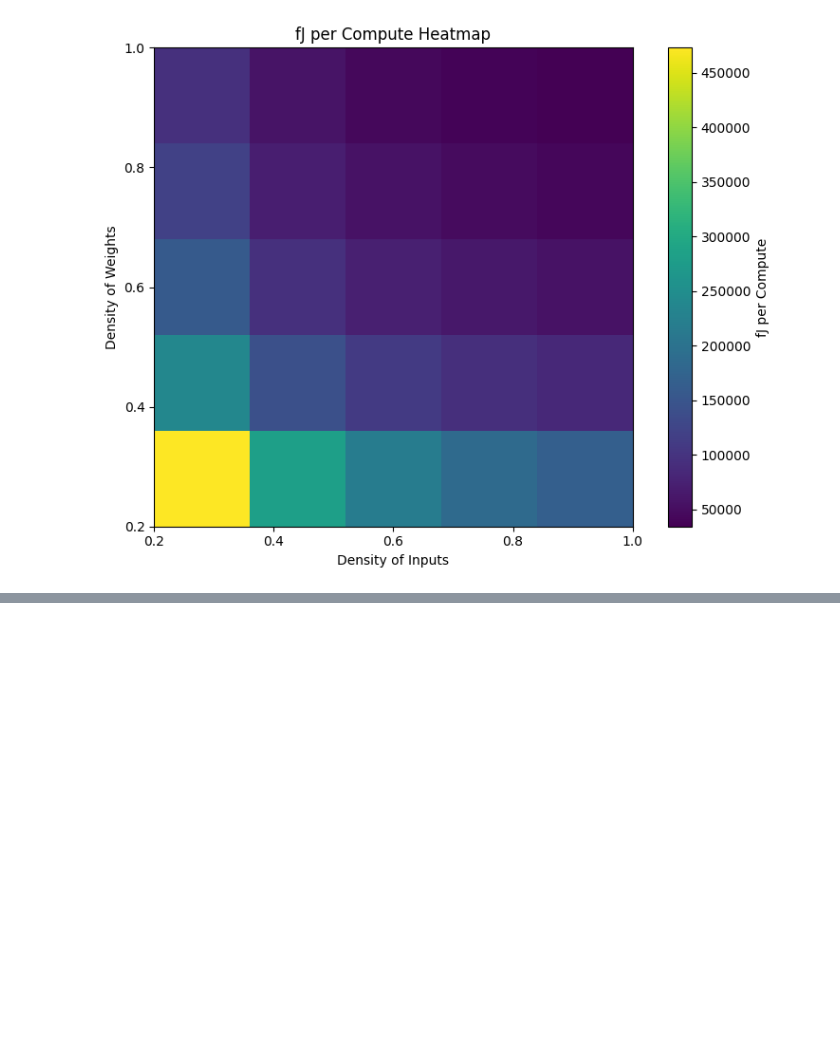
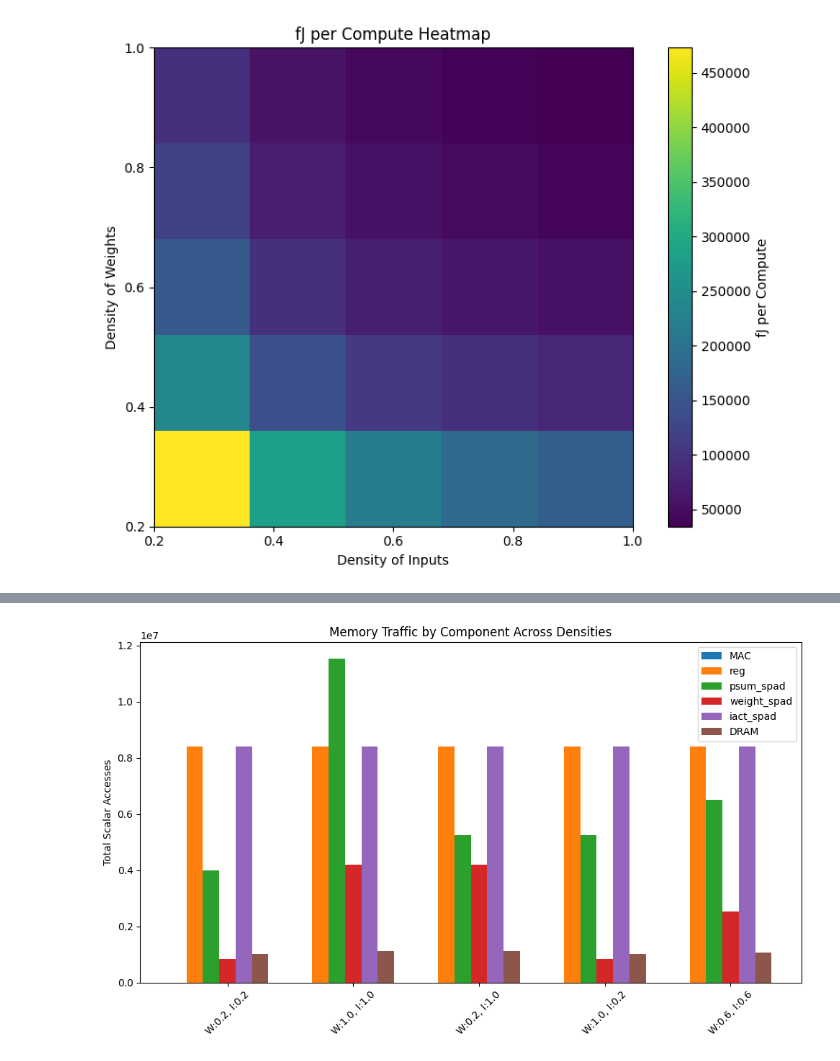
Before and after one commit to parikhushii/deep-learning-hardware-group-13, a Jupyter notebook: workspace/final_project_v4/final_project_v4.ipynb, the cells around one changed output, grey strips where cells are left out. Drawn from its saved outputs; the diff is of its cells as text; code cells hidden in the pictures; blank space fills up the shorter version.

```diff
--- a/workspace/final_project_v4/final_project_v4.ipynb
+++ b/workspace/final_project_v4/final_project_v4.ipynb
@@ -137,0 +276,20 @@ for metric, heatmap in heatmaps.items():
+# %%
+fig, ax = plt.subplots(figsize=(10, 6))
+x = np.arange(len(sample_indices))  # label locations
+width = 0.13  # bar width
+
+for idx, comp in enumerate(components):
+    offsets = x + (idx - len(components)/2) * width
+    vals = [memory_access_breakdown[comp][i, j] for (i, j) in sample_indices]
+    ax.bar(offsets, vals, width, label=comp, color=component_colors[comp])
+
+ax.set_ylabel("Total Scalar Accesses")
+ax.set_title("Memory Traffic by Component Across Densities")
+ax.set_xticks(x)
+ax.set_xticklabels(labels)
+plt.xticks(rotation=45)
+ax.legend()
+plt.tight_layout()
+plt.show()
+# %% [output]
+[figure, added]
```
Also changed, not shown: parts of 8 cells of this notebook, 1 other file.
